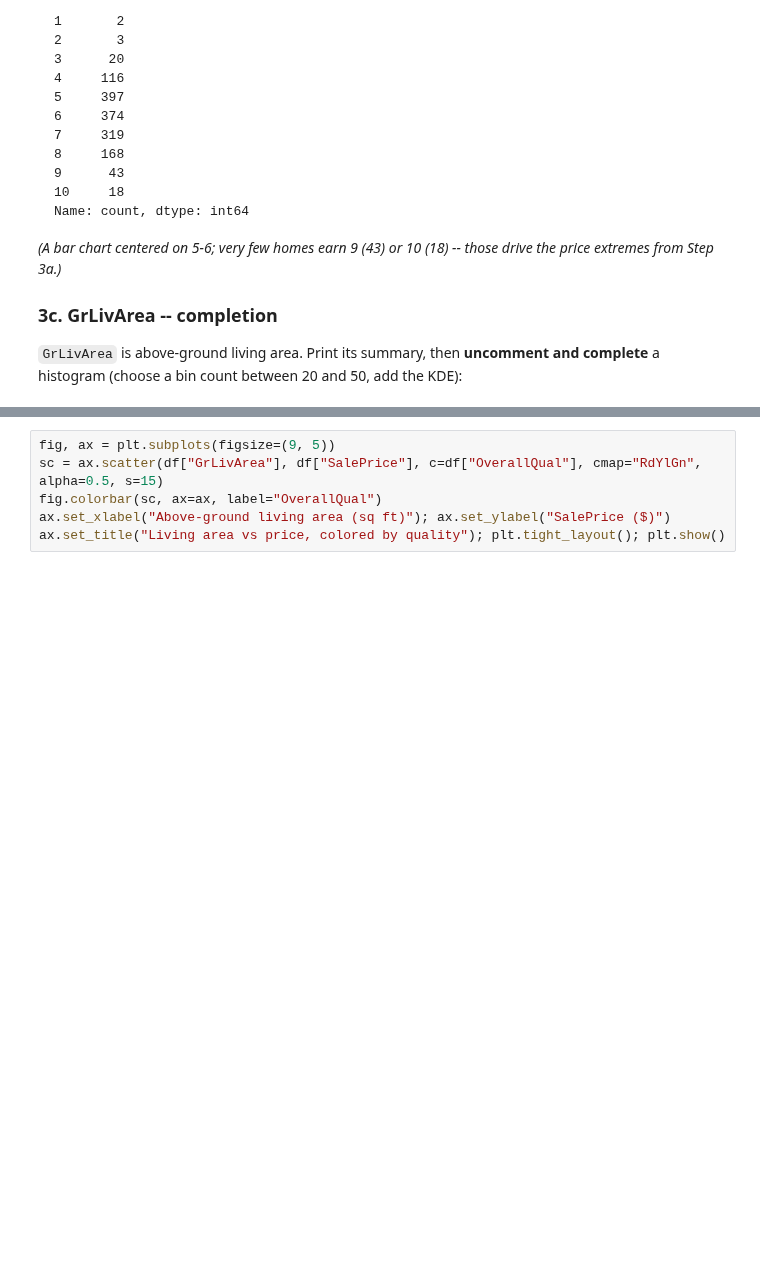
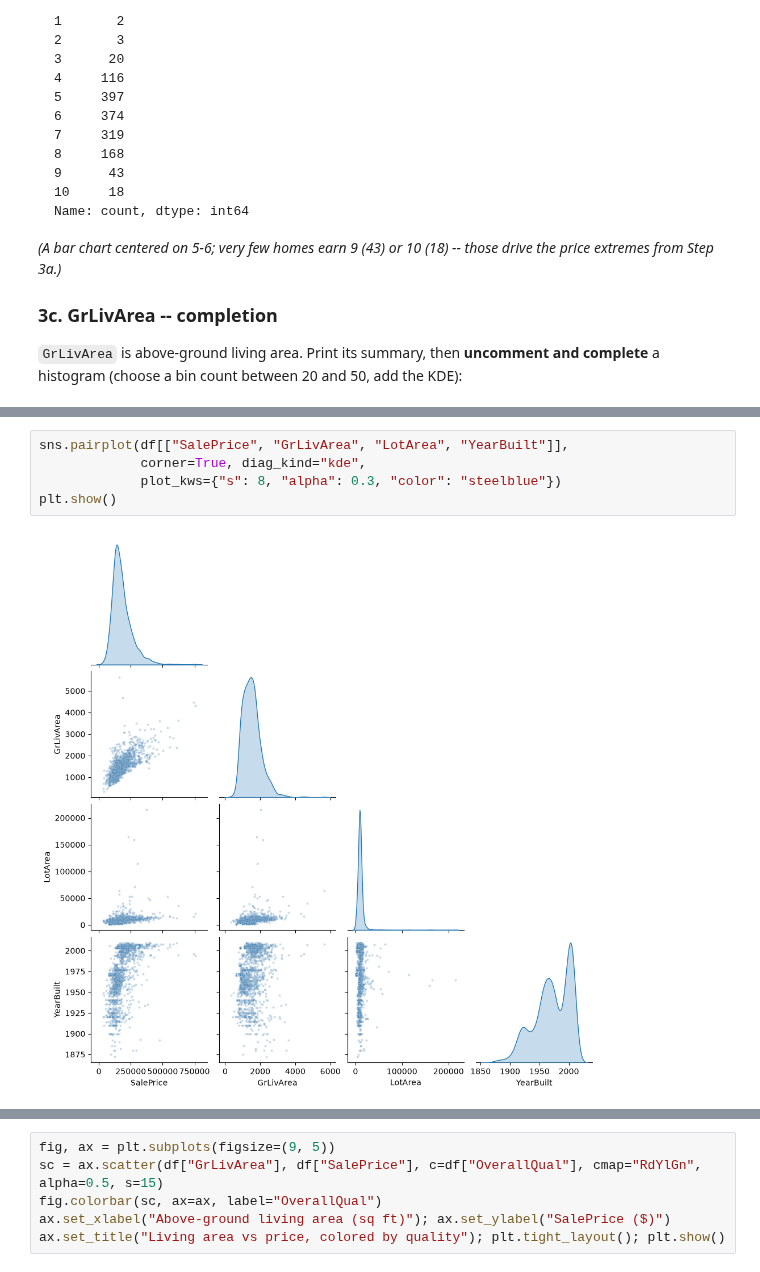
Before and after one commit to devomh/cdat4001-2026, a Jupyter notebook: u03_eda/l10_lab_eda_mini_project.ipynb, the cells around one changed output, grey strips where cells are left out. Cells and saved outputs as stored; diff of their text form; folded sections open; blank space fills up the shorter version.

```diff
--- a/u03_eda/l10_lab_eda_mini_project.ipynb
+++ b/u03_eda/l10_lab_eda_mini_project.ipynb
@@ -382,0 +445,7 @@ tail to ~5,600.)*
+# %%
+sns.pairplot(df[["SalePrice", "GrLivArea", "LotArea", "YearBuilt"]],
+             corner=True, diag_kind="kde",
+             plot_kws={"s": 8, "alpha": 0.3, "color": "steelblue"})
+plt.show()
+# %% [output]
+[figure, added]
```
Also changed, not shown: parts of 36 cells of this notebook, 2 other files.
